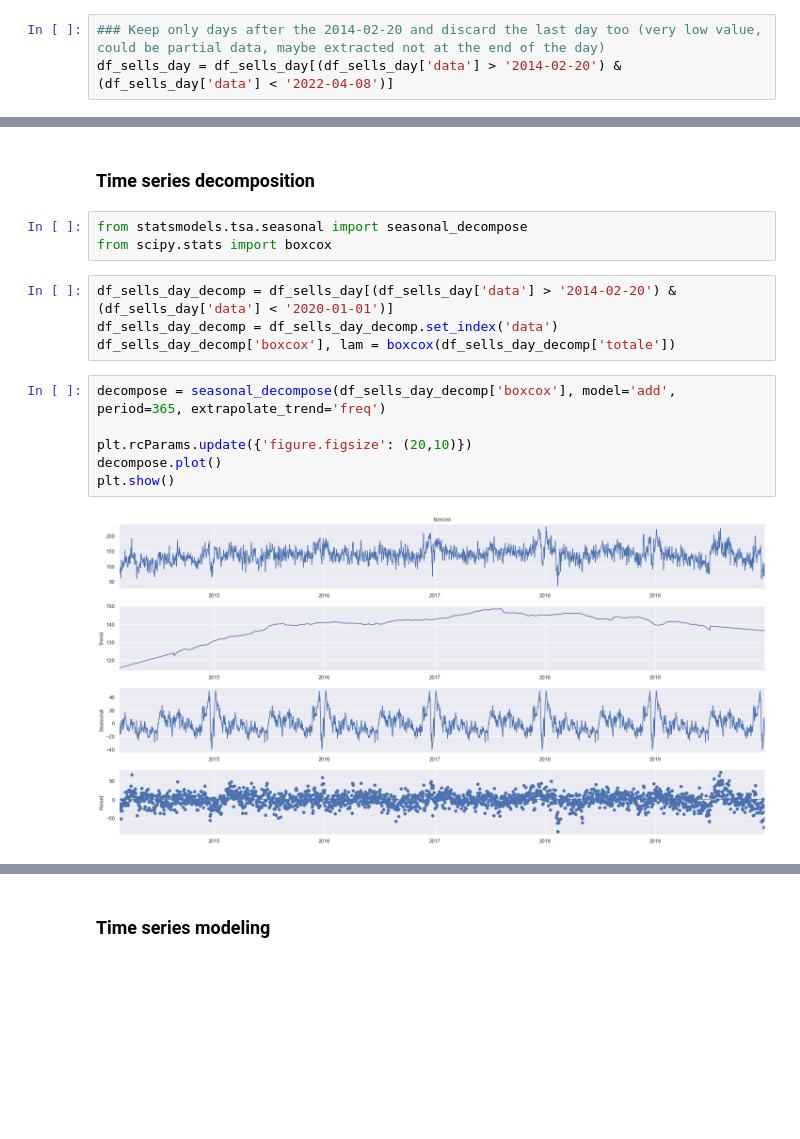
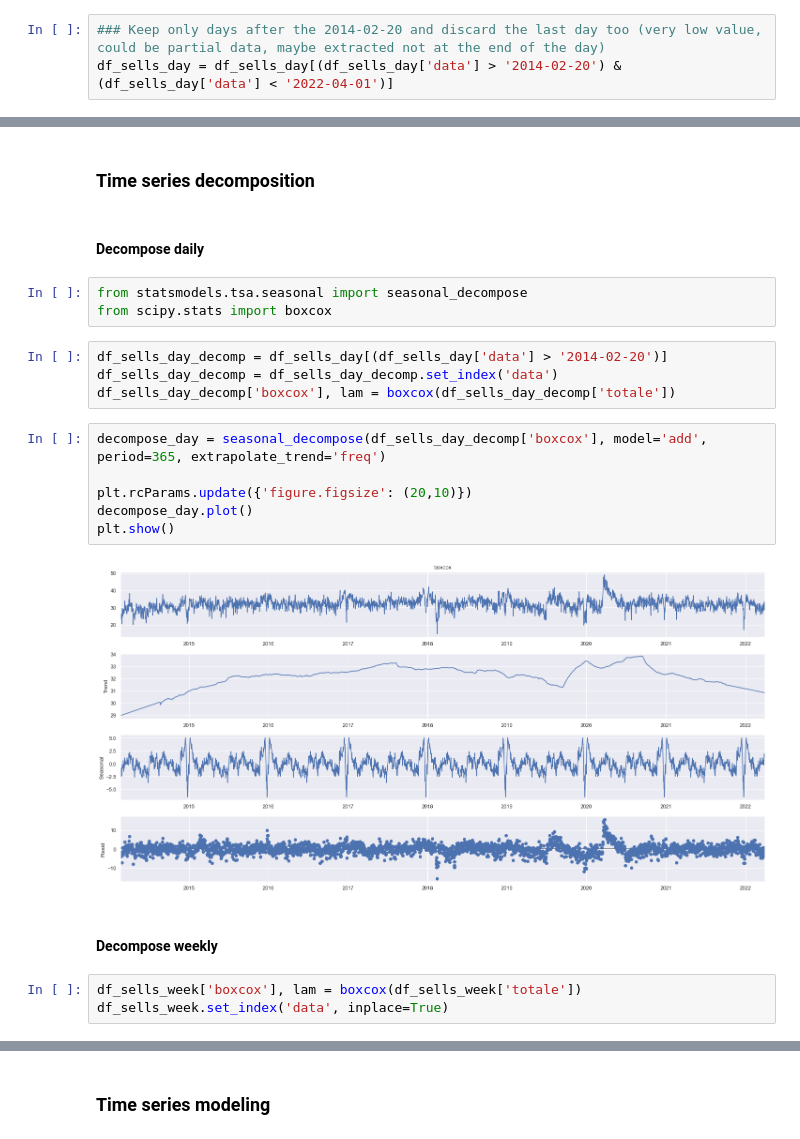
Before and after one commit to DragoneKTM/TimeSeriesProject, a Jupyter notebook: TimeSeriesProject.ipynb, the cells around one changed output, grey strips where cells are left out. Drawn from its saved outputs; the diff is of its cells as text; blank space fills up the shorter version.

```diff
--- a/TimeSeriesProject.ipynb
+++ b/TimeSeriesProject.ipynb
@@ -95,7 +95,7 @@ print('Last date with missing previous day: ' + str(list_missing_dates[-1]))
 Last date with missing previous day: 2014-02-20 00:00:00
 # %%
 ### Keep only days after the 2014-02-20 and discard the last day too (very low value, could be partial data, maybe extracted not at the end of the day)
-df_sells_day = df_sells_day[(df_sells_day['data'] > '2014-02-20') & (df_sells_day['data'] < '2022-04-08')]
+df_sells_day = df_sells_day[(df_sells_day['data'] > '2014-02-20') & (df_sells_day['data'] < '2022-04-01')]
 # %%
 ### Plot daily sells
 fig, ax = plt.subplots(figsize=(20,10))
@@ -182,18 +184,25 @@ plot.set_yscale("log")
 [figure]
 # %% [markdown]
 ### Time series decomposition
+# %% [markdown]
+#### Decompose daily
 # %%
 from statsmodels.tsa.seasonal import seasonal_decompose
 from scipy.stats import boxcox
 # %%
-df_sells_day_decomp = df_sells_day[(df_sells_day['data'] > '2014-02-20') & (df_sells_day['data'] < '2020-01-01')]
+df_sells_day_decomp = df_sells_day[(df_sells_day['data'] > '2014-02-20')]
 df_sells_day_decomp = df_sells_day_decomp.set_index('data')
 df_sells_day_decomp['boxcox'], lam = boxcox(df_sells_day_decomp['totale'])
 # %%
-decompose = seasonal_decompose(df_sells_day_decomp['boxcox'], model='add', period=365, extrapolate_trend='freq')
+decompose_day = seasonal_decompose(df_sells_day_decomp['boxcox'], model='add', period=365, extrapolate_trend='freq')
 
 plt.rcParams.update({'figure.figsize': (20,10)})
-decompose.plot()
+decompose_day.plot()
 plt.show()
 # %% [output]
-[figure, old version]
+[figure, new version]
+# %% [markdown]
+#### Decompose weekly
+# %%
+df_sells_week['boxcox'], lam = boxcox(df_sells_week['totale'])
+df_sells_week.set_index('data', inplace=True)
```
Also changed, not shown: parts of 12 cells of this notebook.
